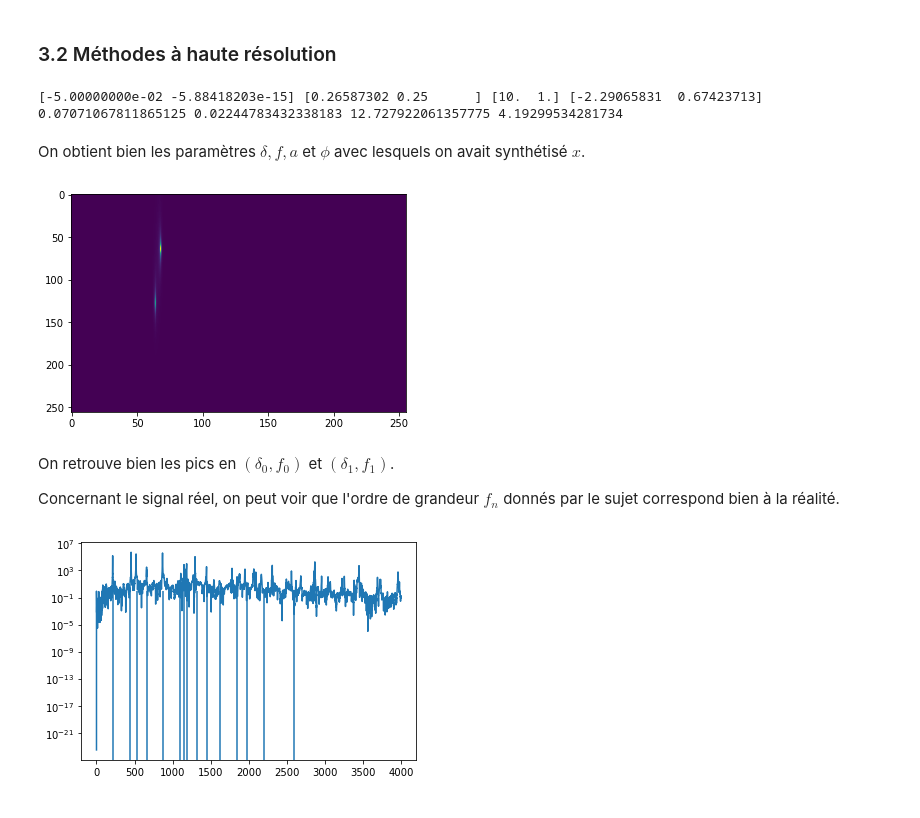
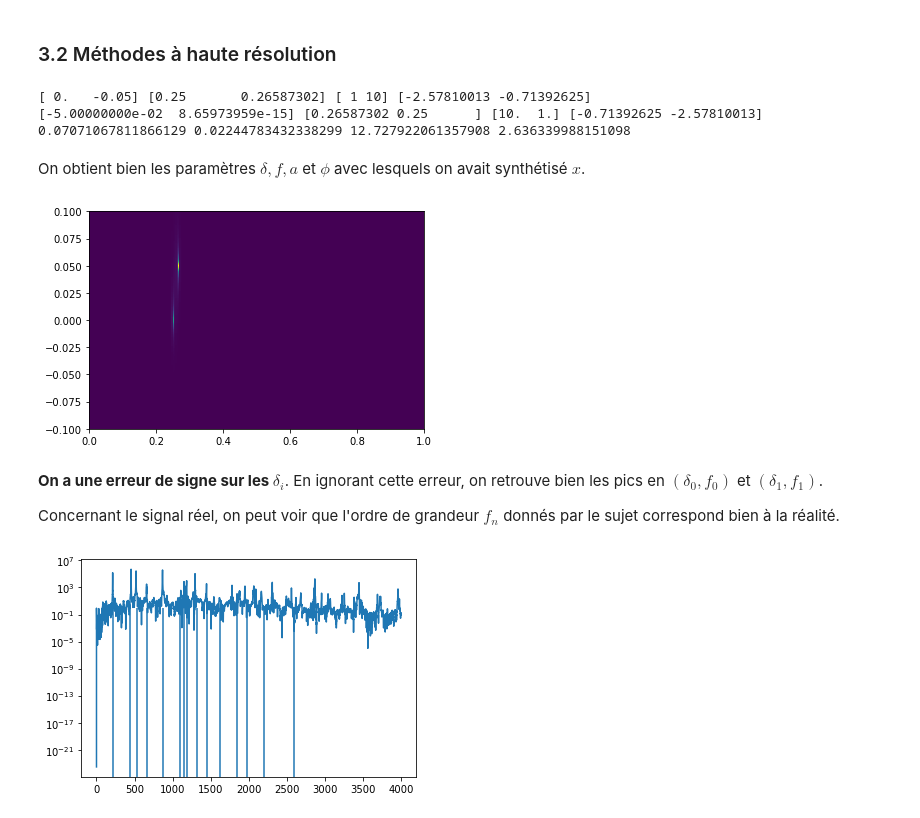
Before and after one commit to piptouque/atiam_tp_signal, a Jupyter notebook: tp4/source/tp4.ipynb, the cells around one changed output. Drawn from its saved outputs; the diff is of its cells as text; code cells hidden in the pictures.

```diff
--- a/tp4/source/tp4.ipynb
+++ b/tp4/source/tp4.ipynb
@@ -196,15 +181,25 @@ def get_correlation_mat(x: np.ndarray, n: int) -> np.ndarray:
 def get_w(x: np.ndarray, n: int, k: int) -> Tuple[np.ndarray, np.ndarray]:
     r_xx  = get_correlation_mat(x, n)
     u_1, s, u_2 = scipy.linalg.svd(r_xx)
-    sigma = scipy.linalg.diagsvd(s, r_xx.shape[0], r_xx.shape[1])
+    # sigma = scipy.linalg.diagsvd(s, r_xx.shape[0], r_xx.shape[1])
     w = u_1[:, :k]
     w_per = u_1[:, k:]
     return w, w_per
 
 def esprit(x: np.ndarray, n: int, k: int) -> Tuple[np.ndarray, np.ndarray]:
+    """[summary]
+
+    Args:
+        x (np.ndarray): [description]
+        n (int): [description]
+        k (int): [description]
+
+    Returns:
+        Tuple[np.ndarray, np.ndarray]: Tuple (delta_k, f_k) in increasing delta
+    """
     w, _ = get_w(x, n, k)
     w_down, w_up = w[:-1], w[1:]
-    phi = scipy.linalg.pinv(w_down) @ w_up
+    phi = (scipy.linalg.pinv(w_down) @ w_up)
     z = scipy.linalg.eig(phi, left=False, right=False)
     delta = np.log(np.abs(z))
     f =  np.angle(z) / (2 * np.pi)
@@ -229,45 +224,59 @@ err_delta = np.linalg.norm(delta - delta_est)
 err_f = np.linalg.norm(f - f_est)
 err_a = np.linalg.norm(a - a_est)
 err_phi = np.linalg.norm(phi - phi_est)
+print(delta, f, a, phi)
 print(delta_est, f_est, a_est, phi_est)
 print(err_delta, err_f, err_a, err_phi)
 # %% [output]
-[-5.00000000e-02 -5.88418203e-15] [0.26587302 0.25      ] [10.  1.] [-2.29065831  0.67423713]
-0.07071067811865125 0.02244783432338183 12.727922061357775 4.19299534281734
+[ 0.   -0.05] [0.25       0.26587302] [ 1 10] [-2.57810013 -0.71392625]
+[-5.00000000e-02  8.65973959e-15] [0.26587302 0.25      ] [10.  1.] [-0.71392625 -2.57810013]
+0.07071067811866129 0.02244783432338299 12.727922061357908 2.636339988151098
 # %% [markdown]
 On obtient bien les paramètres $\delta, f, a$ et $\phi$ avec lesquels on avait synthétisé $x$.
 # %%
 
-def p(w_per: np.ndarray, delta: np.ndarray, f: np.ndarray) -> np.ndarray:
+def p(w_per: np.ndarray, z: np.ndarray) -> np.ndarray:
     n = w_per.shape[0]
-    z = np.exp(delta + 2j * np.pi * f)
     zs = z[..., np.newaxis]
     zs = np.tile(zs, tuple(np.ones_like(z.shape)) + (n,))
     nu = np.power(zs, np.arange(n))
     axes_t = None
     w_per_t =  np.transpose(w_per, axes=axes_t)
     nu_t = np.transpose(nu, axes=axes_t)
     axes_p = (-1, 0)
     prod = np.tensordot(w_per_t.conj(), nu_t, axes=axes_p)
     p = 1 / np.linalg.norm(prod, axis=0) ** 2
+    # p = np.swapaxes(p, 0, 1)
     p = p.transpose()
     return p
 
-def music(x: np.ndarray, n: int, k: int, deltas: np.ndarray, fs: np.ndarray) -> None:
+def music(x: np.ndarray, n: int, k: int, deltas: np.ndarray, fs: np.ndarray) -> np.ndarray:
     w_t, w_per = get_w(x, n, k)
     ff, deltadelta = np.meshgrid(fs, deltas)
-    pp = p(w_per, deltadelta, ff)
-    plt.imshow(pp, aspect='auto')
+    zz = np.exp(deltadelta + 2j * np.pi * ff)
+    #
+    pp = p(w_per, zz)
+    # https://stackoverflow.com/a/6323845
+    return pp
+
+def plot_music(x: np.ndarray, n: int, k: int, nb_steps: int) -> None:
+    deltas = np.linspace(-0.1, 0.1, nb_steps)
+    fs = np.linspace(0, 1, nb_steps)
+    # print(p(w_per, np.exp(delta_est[0] + 2j * np.pi * f_est[0])))
+    # print(delta_est, f_est)
+    pp = music(x, n, k, deltas, fs)
+    plt.imshow(pp, extent=(np.amin(fs), np.amax(fs), np.amin(deltas), np.amax(deltas)), interpolation='nearest', aspect='auto')
     plt.show()
 
 nb_steps = 256
-deltas = np.linspace(-0.1, 0.1, nb_steps)
-fs = np.linspace(0, 1, nb_steps)
-music(x, n_s, k, deltas, fs)
+plot_music(x, n_s, k, nb_steps)
 # %% [output]
-[figure, old version]
+[figure, new version]
 # %% [markdown]
-On retrouve bien les pics en $(\delta_0, f_0)$ et $(\delta_1, f_1)$.
+__On a une erreur de signe sur les $\delta_i$__.
+En ignorant cette erreur,
+on retrouve bien les pics en $(\delta_0, f_0)$
+et $(\delta_1, f_1)$.
 
 Concernant le signal réel, on peut voir que l'ordre
 de grandeur $f_n$ donnés par le sujet correspond bien
```
Also changed, not shown: parts of 8 cells of this notebook, 3 other files.
